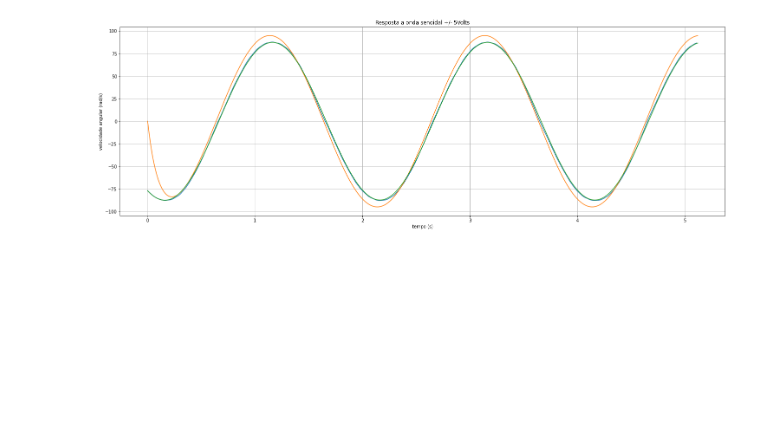
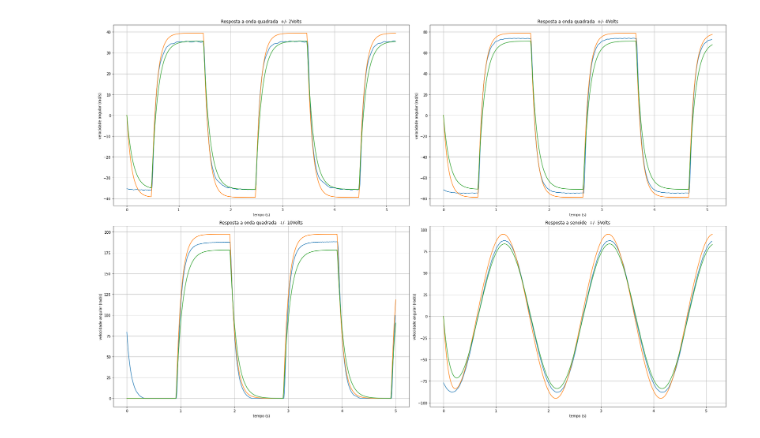
Before and after one commit to leotanaka4/eca-msd, a Jupyter notebook: trabalho2/python/resposta.ipynb, the cells around one changed output. Drawn from its saved outputs; the diff is of its cells as text; code cells hidden in the pictures; blank space fills up the shorter version.

```diff
--- a/trabalho2/python/resposta.ipynb
+++ b/trabalho2/python/resposta.ipynb
@@ -123,19 +60,49 @@ plt.show()
-# %%
-# Definir a funcao de transferencia do sistema hat
-numsin5 = [18.8] # numerador da funcao de transferencia
-densin5 = [0.12, 1] # denominador da funcao de transferencia
-sys_hat_sin5 = ctrl.TransferFunction(numsin5, densin5) # criar o objeto que representa o sistema
-tsin5, ysin5 = ctrl.forced_response(sys, T=tsin5, U=usin5) # Gere a resposta ao sinal de entrada.
-t_hat_sin5, y_hat_sin5 = ctrl.forced_response(sys_hat_sin5 ,T=tsin5, U=usin5
-                                              ,X0=ysin5v[0]/sys_hat_sin5.num[0][0][0]*sys_hat_sin5.den[0][0][0])
-plt.figure(figsize=(25, 8))
-plt.plot(tsin5v, ysin5v)
-plt.plot(tsin5, ysin5)
-plt.plot(t_hat_sin5, y_hat_sin5)
-plt.xlabel('tempo (s)')
-plt.ylabel('velocidade angular (rad/s)')
-plt.title('Resposta a onda senoidal +/- 5Volts')
-plt.grid(True)
-plt.show()
-# %% [output]
-[figure, removed]
+# %%
+# Definir a funcao de transferencia do sistema G_Hat(s)
+num = [18]  # o K foi escolhido pegando o menor dos que se ajustaram as quatro respostas
+den = [0.12, 1]  # o tau foi escolhido pegando o maior dos que se ajustaram as quatro respostas
+sys_hat = ctrl.TransferFunction(num, den)  # criar o objeto que representa o sistema
+# Criar a figura e os quatro subplots com tamanho ajustável
+fig, ((ax1, ax2), (ax3, ax4)) = plt.subplots(2, 2, figsize=(25, 16))
+# Plotar o gráfico no subplot 1
+ax1.plot(t2v, y2v)
+ax1.plot(t2, y2)
+t_hat_2, y_hat_2 = ctrl.forced_response(sys_hat,T=t2,U=u2)
+ax1.plot(t_hat_2, y_hat_2)
+ax1.set_title('Resposta a onda quadrada  +/- 2Volts')
+ax1.set_xlabel('tempo (s)')
+ax1.set_ylabel('velocidade angular (rad/s)')
+ax1.grid(True)
+# Plotar o gráfico no subplot 2
+ax2.plot(t4v, y4v)
+ax2.plot(t4, y4)
+t_hat_4, y_hat_4 = ctrl.forced_response(sys_hat,T=t4,U=u4)
+ax2.plot(t_hat_4, y_hat_4)
+ax2.set_title('Resposta a onda quadrada  +/- 4Volts')
+ax2.set_xlabel('tempo (s)')
+ax2.set_ylabel('velocidade angular (rad/s)')
+ax2.grid(True)
+# Plotar o gráfico no subplot 3
+ax3.plot(t10v, y10v)
+ax3.plot(t10, y10)
+t_hat_10, y_hat_10 = ctrl.forced_response(sys_hat,T=t10,U=u10)
+ax3.plot(t_hat_10, y_hat_10)
+ax3.set_title('Resposta a onda quadrada  +/- 10Volts')
+ax3.set_xlabel('tempo (s)')
+ax3.set_ylabel('velocidade angular (rad/s)')
+ax3.grid(True)
+# Plotar o gráfico no subplot 4
+ax4.plot(tsin5v, ysin5v)
+ax4.plot(tsin5, ysin5)
+t_hat_sin5, y_hat_sin5 = ctrl.forced_response(sys_hat,T=tsin5,U=usin5)
+ax4.plot(t_hat_sin5, y_hat_sin5)
+ax4.set_title('Resposta a senoide  +/- 5Volts')
+ax4.set_xlabel('tempo (s)')
+ax4.set_ylabel('velocidade angular (rad/s)')
+ax4.grid(True)
+# Ajustar o espaçamento entre os subplots
+plt.tight_layout()
+# Exibir o gráfico
+plt.show()
+# %% [output]
+[figure, added]
```
Also changed, not shown: parts of 4 cells of this notebook, 13 other files.
